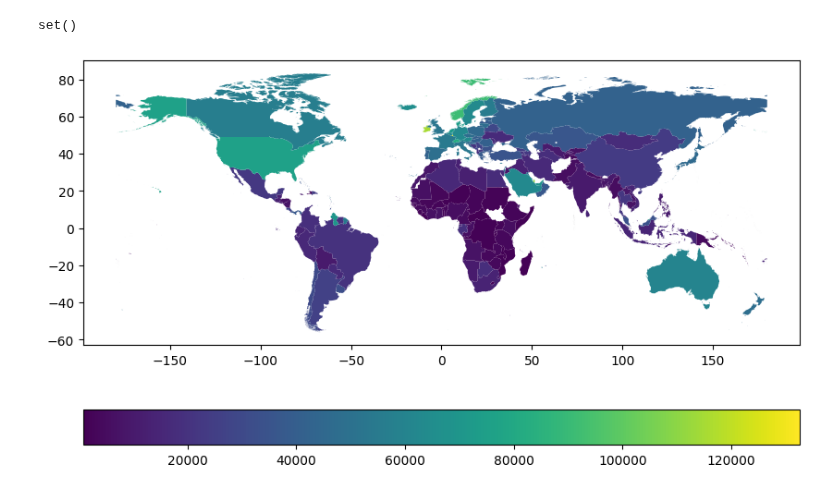
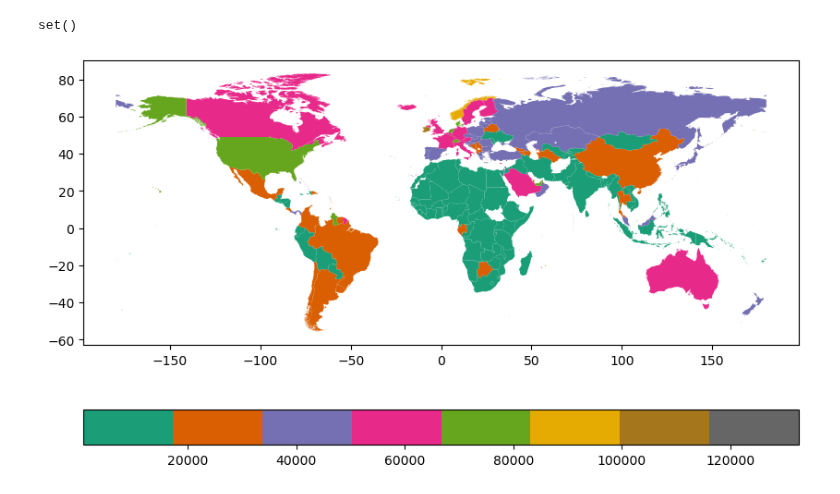
Before and after one commit to LazaroDamasceno/Dissertacao-Mestrado, a Jupyter notebook: eda/mapa_coropleto/mapa_coropleto_paises_pib_percapita_ppc.ipynb, the cells around one changed output. Drawn from its saved outputs; the diff is of its cells as text; code cells hidden in the pictures.

```diff
--- a/eda/mapa_coropleto/mapa_coropleto_paises_pib_percapita_ppc.ipynb
+++ b/eda/mapa_coropleto/mapa_coropleto_paises_pib_percapita_ppc.ipynb
@@ -127,15 +127,15 @@ pib = pib[pib['Country Name'].isin(paises)].sort_values(by='Country Name', ascen
 gdf['PIB'] = pib['2024']
 # %%
 gdf.plot(column='PIB',
-        cmap='viridis',
+        cmap='Dark2',
         legend=True,
         legend_kwds={
             'orientation': "horizontal"
         },
         figsize=(10, 6)
 )
 
 plt.savefig('C:/Users/lazar/Master-Dissertation/figuras/mapa_coropleto_paises_pib_percapita_ppc.png', dpi=300, bbox_inches='tight')
 plt.show()
 # %% [output]
-[figure, old version]
+[figure, new version]
```
Also changed, not shown: 21 other files.
